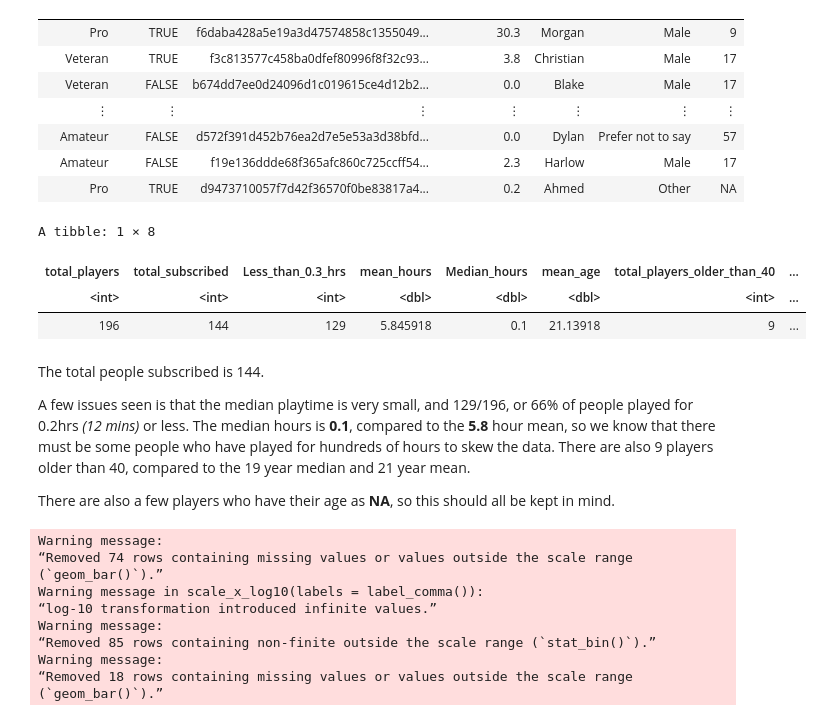
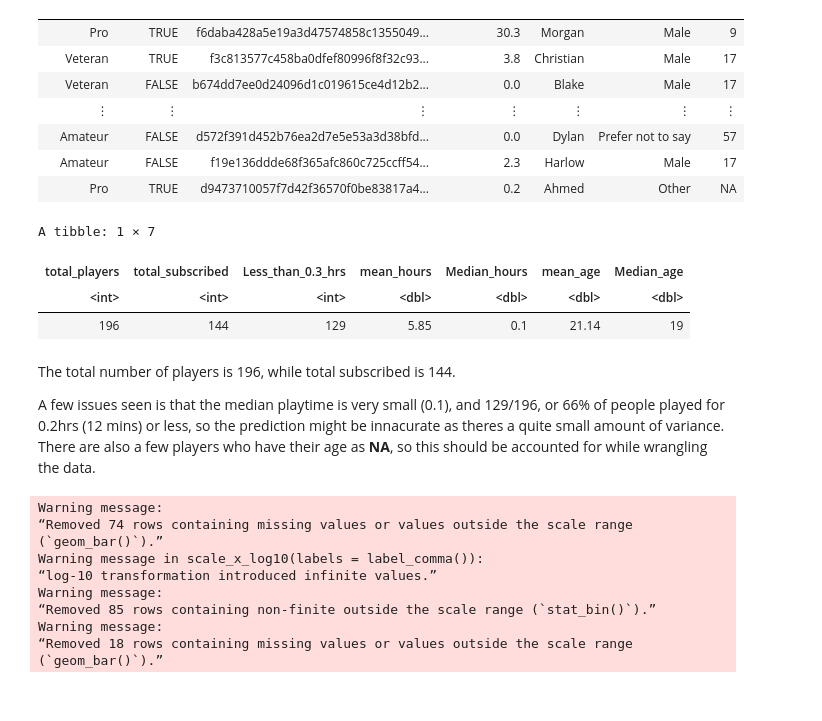
Before and after one commit to TheCarisLost/dsci100-indivual-planning-stage, a Jupyter notebook: Individual Planning stage.ipynb, the cells around one changed output. Cells and saved outputs as stored; diff of their text form; code cells hidden in the pictures.

```diff
--- a/Individual Planning stage.ipynb
+++ b/Individual Planning stage.ipynb
@@ -52,44 +52,40 @@ A spec_tbl_df: 196 × 7
 | Pro | TRUE | d9473710057f7d42f36570f0be83817a4... | 0.2 | Ahmed | Other | NA |
 # %%
 avg_age <- players |>
-    summarize(mean_age = mean(Age, na.rm = TRUE))
+    summarize(mean_age = mean(Age, na.rm = TRUE)) |>
+    round(2)
 
 avg_hours <- players |>
-    summarize(mean_hours = mean(played_hours))
+    summarize(mean_hours = mean(played_hours)) |>
+    round(2)
 
 total_subscribed <- players |>
     filter(subscribe == TRUE) |>
     summarize(total_subscribed = n())
 
 players_with_0.2_hrs_or_less <- players |>
     filter(played_hours < 0.3) |>
     summarize(Less_than_0.3_hrs = n())
-
-older_than_40 <- players |>
-    filter(Age >= 40) |>
-    summarize(total_players_older_than_40 = n())
 
 Median_age <- players |>
     summarize(Median_age = median(Age, na.rm = TRUE))
 
 Median_hours <- players |>
     summarize(Median_hours = median(played_hours, na.rm = TRUE))
 
 Total <- players |>
     summarize(total_players = n())
 
-tibble(Total, total_subscribed, players_with_0.2_hrs_or_less, avg_hours, Median_hours, avg_age, older_than_40, Median_age,)
+tibble(Total, total_subscribed, players_with_0.2_hrs_or_less, avg_hours, Median_hours, avg_age, Median_age,)
 # %% [output]
-A tibble: 1 × 8
+A tibble: 1 × 7
-| total_players | total_subscribed | Less_than_0.3_hrs | mean_hours | Median_hours | mean_age | total_players_older_than_40 | ... |
-| <int> | <int> | <int> | <dbl> | <dbl> | <dbl> | <int> | ... |
-| 196 | 144 | 129 | 5.845918 | 0.1 | 21.13918 | 9 | ... |
+| total_players | total_subscribed | Less_than_0.3_hrs | mean_hours | Median_hours | mean_age | Median_age |
+| <int> | <int> | <int> | <dbl> | <dbl> | <dbl> | <dbl> |
+| 196 | 144 | 129 | 5.85 | 0.1 | 21.14 | 19 |
 # %% [markdown]
-The total people subscribed is 144.
+The total number of players is 196, while total subscribed is 144.
 
-A few issues seen is that the median playtime is very small, and 129/196, or 66% of people played for 0.2hrs *(12 mins)* or less. The median hours is **0.1**, compared to the **5.8** hour mean, so we know that there must be some people who have played for hundreds of hours to skew the data. There are also 9 players older than 40, compared to the 19 year median and 21 year mean.
-
-There are also a few players who have their age as **NA**, so this should all be kept in mind.
+A few issues seen is that the median playtime is very small (0.1), and 129/196, or 66% of people played for 0.2hrs (12 mins) or less, so the prediction might be innacurate as theres a quite small amount of variance. There are also a few players who have their age as **NA**, so this should be accounted for while wrangling the data.
 # %%
 graph_hours <- players |>
     ggplot(aes(x = played_hours, fill = subscribe)) +
```
Also changed, not shown: parts of 9 cells of this notebook.
